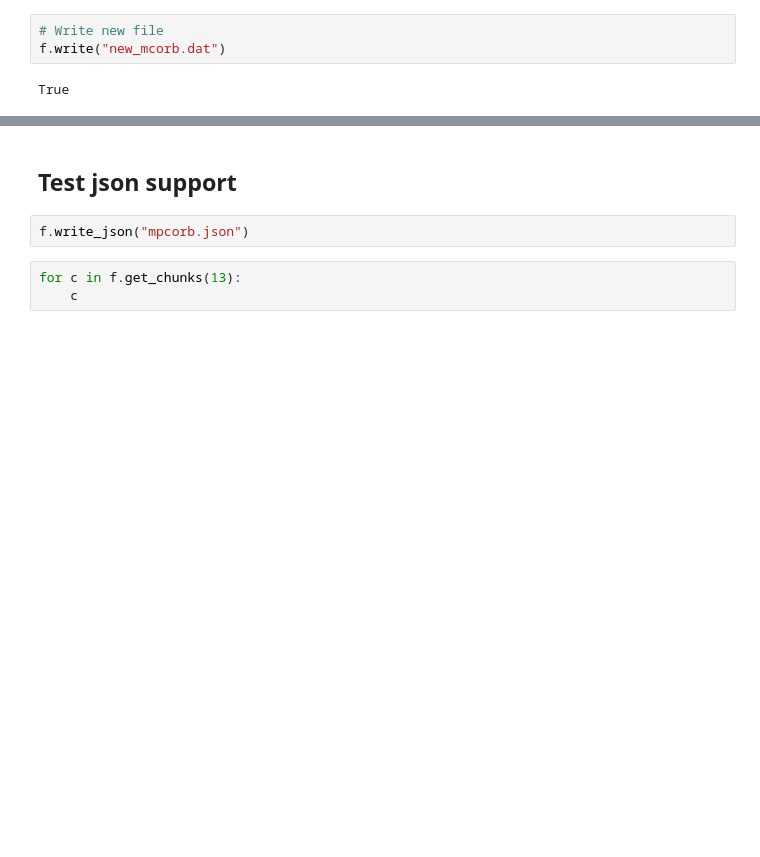
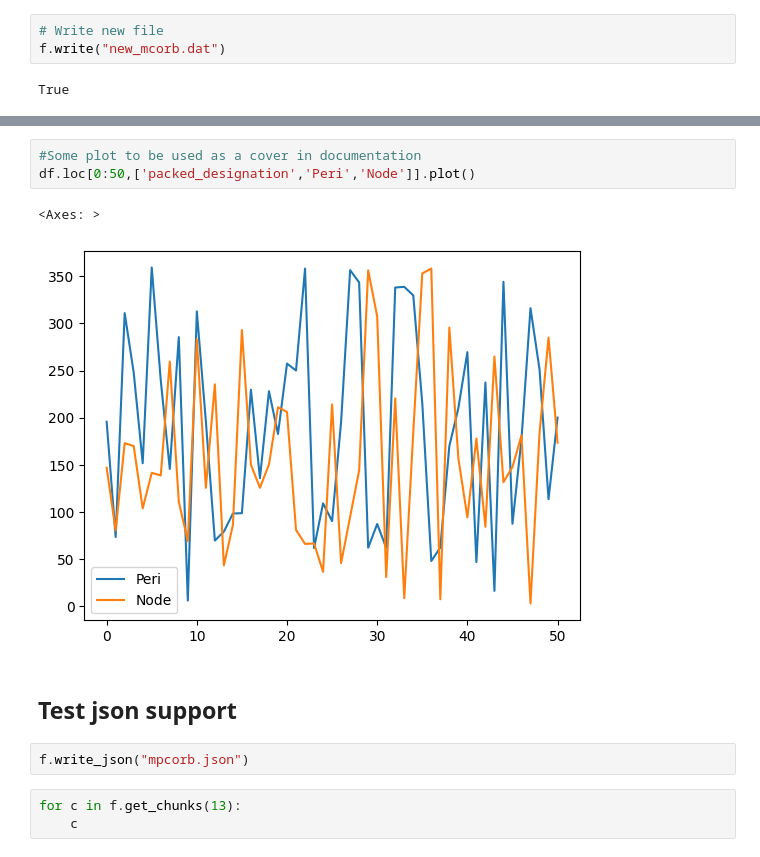
Before and after one commit to nachoplus/mpcorbfile, a Jupyter notebook: jupyter/test.ipynb, the cells around one changed output, grey strips where cells are left out. Drawn from its saved outputs; the diff is of its cells as text; blank space fills up the shorter version.

```diff
--- a/jupyter/test.ipynb
+++ b/jupyter/test.ipynb
@@ -97,3 +95,9 @@ pd.DataFrame(bodies)
+# %%
+#Some plot to be used as a cover in documentation
+df.loc[0:50,['packed_designation','Peri','Node']].plot()
+# %% [output]
+<Axes: >
+[figure, added]
 # %% [markdown]
 ## Test json support
 # %%
```
Also changed, not shown: parts of 11 cells of this notebook, 13 other files.
